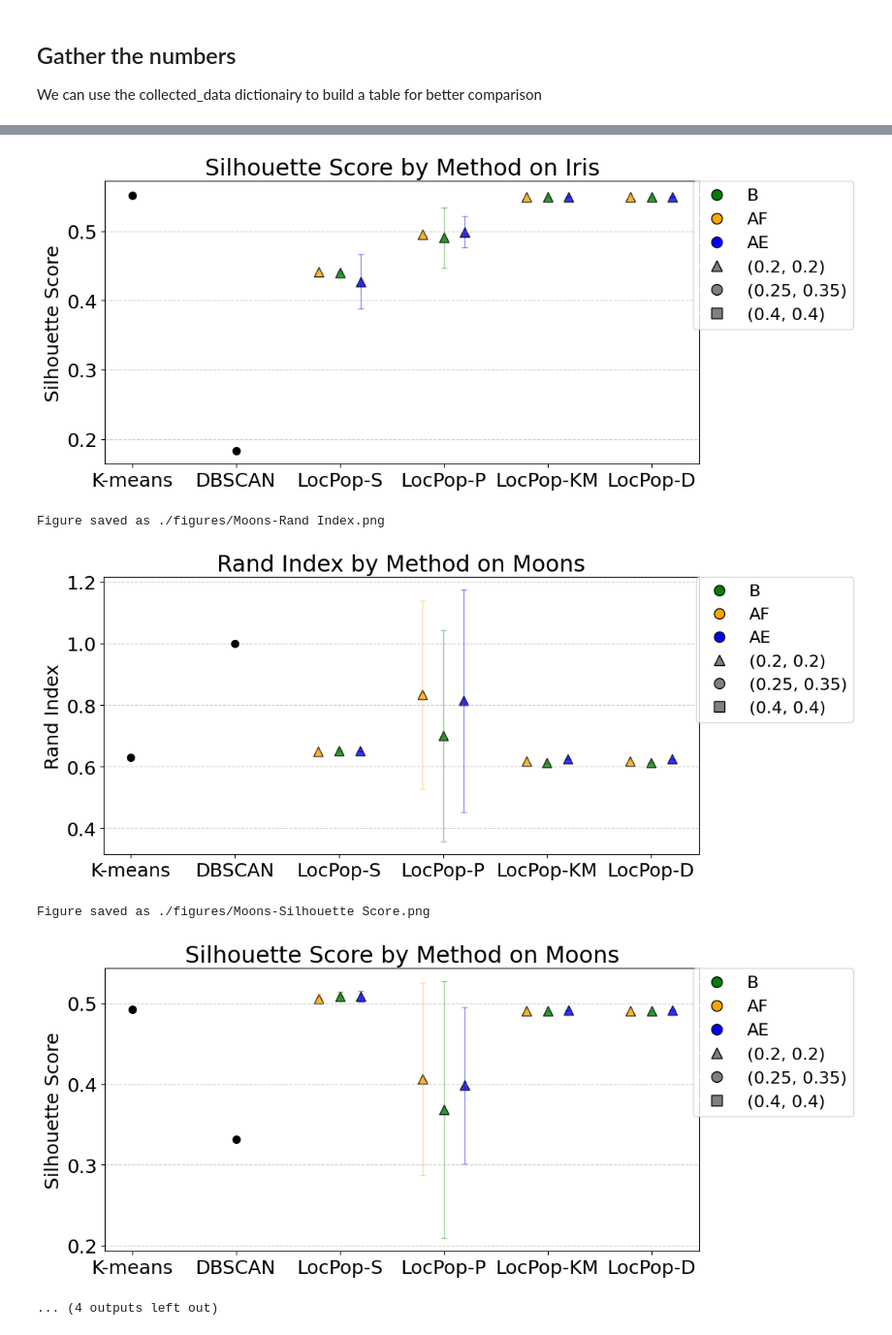
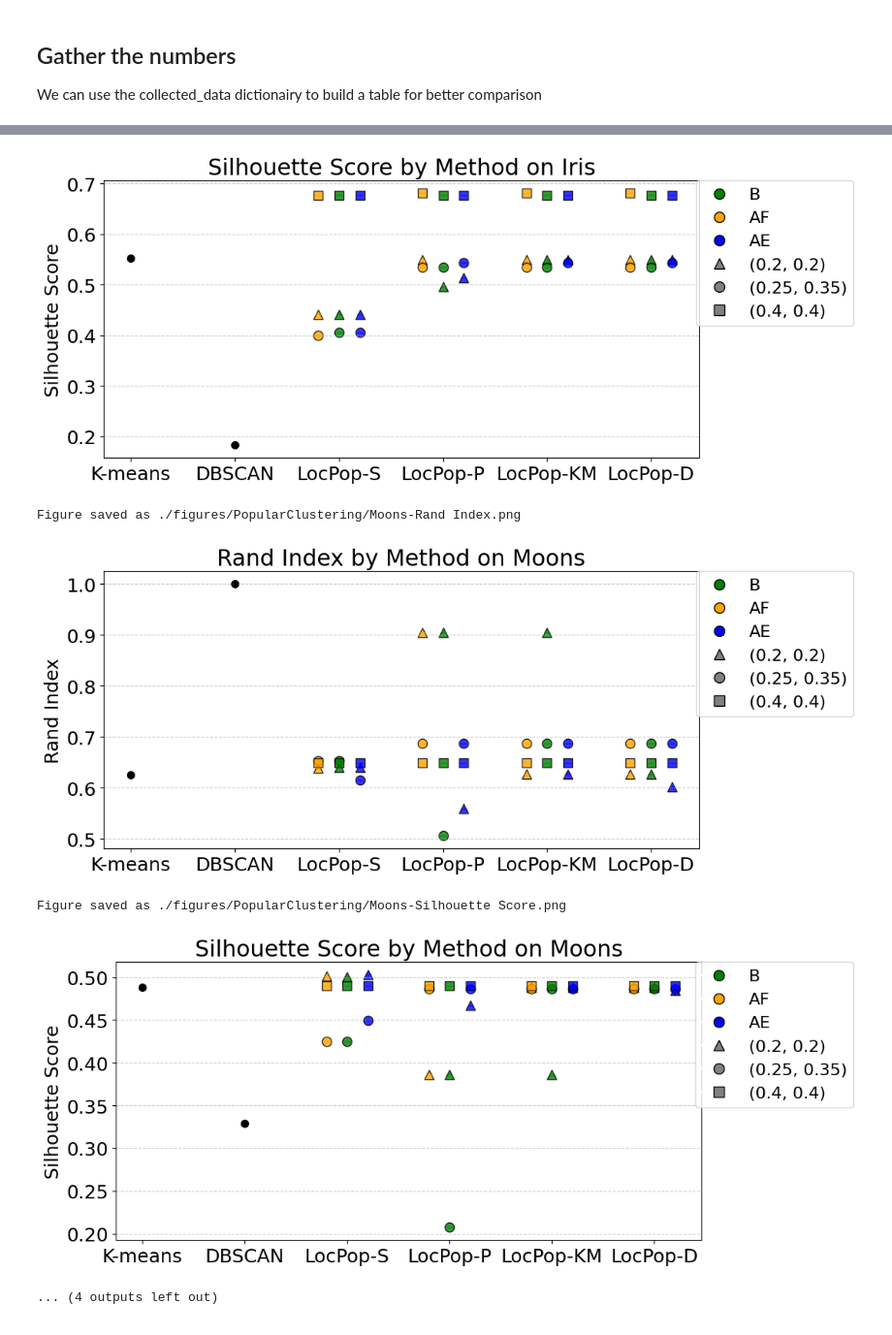
Before and after one commit to tr1gergo/local-popular, a Jupyter notebook: BenchmarkClustering.ipynb, the cells around one changed output, grey strips where cells are left out. Shown: that part at 97% size. Saved outputs shown, nothing was run; the diff lists cells and outputs as text; code cells hidden in the pictures.

Commit message:
fixing print bug updating PlotHelperFunctions

```diff
--- a/BenchmarkClustering.ipynb
+++ b/BenchmarkClustering.ipynb
@@ -49,7 +49,7 @@ labels = [(0.2,0.2), (0.25,0.35),(0.4,0.4)]
 
 for treshold in labels:
     collected_data = {}
-    for repetitions in range(10):
+    for repetitions in range(1):
         f = treshold[0]   #f-bound
         e = treshold[1]
         data = [ moon_agents,circle_agents,cancer_agents,iris_agents]
@@ -196,15 +196,15 @@ for df in dfs:
 # Save and cleanup data
 for i,df in enumerate(dfs):
     df.replace("n.A.", np.nan, inplace=True)
-    df.to_csv(f'./csv/PopcularClustering/dataset-{i}.csv', index= False)
+    df.to_csv(f'./csv/PopularClustering/dataset-{i}.csv', index= False)
 score_cols = ['Rand Index', 'Silhouette Score']
-dfs = [normalize_score_column(df, score_cols) for df in dfs]
+dfs = [normalize_score_column_clustering(df, score_cols) for df in dfs]
 labels = [(0.2,0.2),(0.25,0.35),(0.4,.4)]
 # Create figures
 for Dataset in ['Cancer', 'Iris', 'Moons', '3 Circles']:
     for score in score_cols:
-        plot_and_save(
+        plot_and_save_clustering(
             dfs, labels, Dataset, score,
-            save_path=f'./figures/PopcularClustering/{Dataset}-{score}.png'
+            save_path=f'./figures/PopularClustering/{Dataset}-{score}.png'
         )
 # %% [output]
@@ -218,8 +218,8 @@ Figure saved as ./figures/Iris-Silhouette Score.png
-[figure, old version]
+[figure, new version]
-Figure saved as ./figures/Moons-Rand Index.png
+Figure saved as ./figures/PopularClustering/Moons-Rand Index.png
-[figure, old version]
+[figure, new version]
-Figure saved as ./figures/Moons-Silhouette Score.png
+Figure saved as ./figures/PopularClustering/Moons-Silhouette Score.png
-[figure, old version]
+[figure, new version]
 ... (4 outputs left out)
 # %%
 dfs[0]
```
Also changed, not shown: parts of 3 cells of this notebook, 20 other files.
